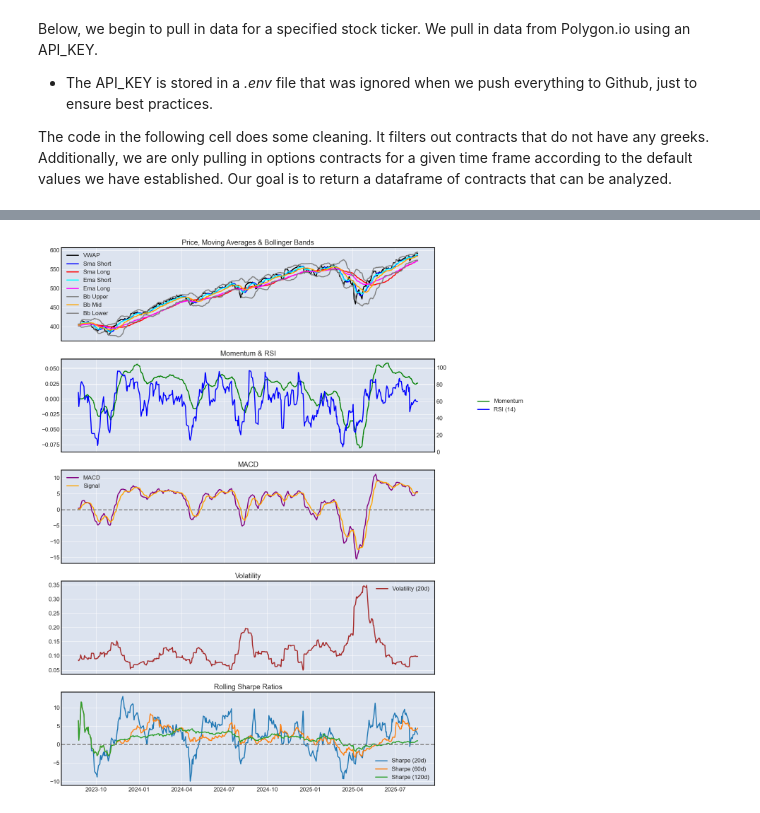
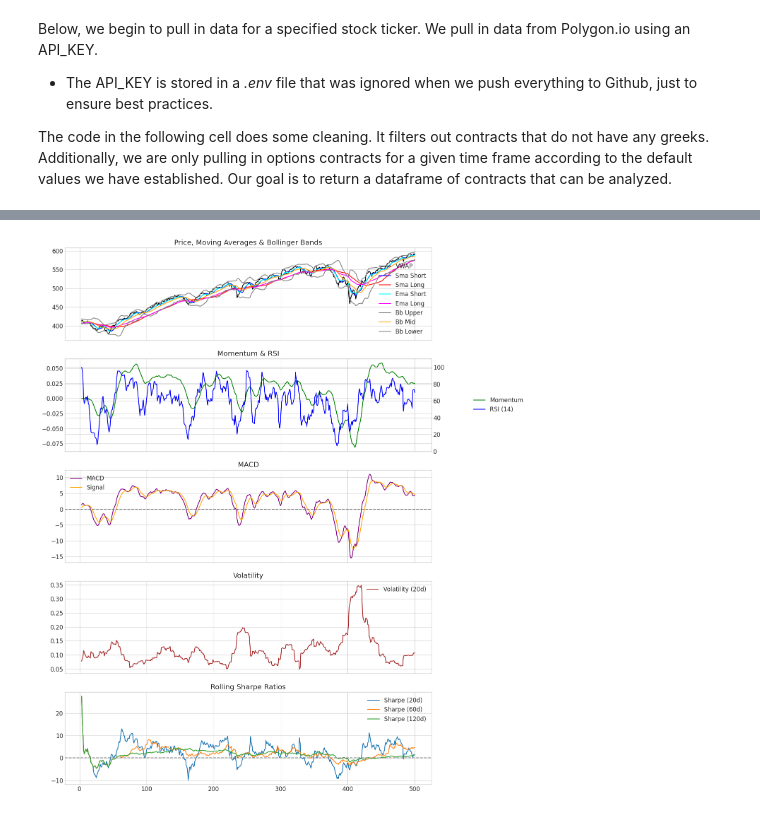
Before and after one commit to mkovacevich18/stonks, a Jupyter notebook: notebooks/options.ipynb, the cells around one changed output, grey strips where cells are left out. Saved outputs shown, nothing was run; the diff lists cells and outputs as text; code cells hidden in the pictures.

```diff
--- a/notebooks/options.ipynb
+++ b/notebooks/options.ipynb
@@ -37,40 +37,0 @@ Lets further look at the actual stock movement of a given ticker symbol
-# %%
-plt.style.use("seaborn-v0_8-whitegrid")
-
-up_color = "#26a686"
-down_color = "#ef5350"
-
-historial_stock_data["timestamp"] = pd.to_datetime(historial_stock_data["timestamp"])
-
-fig, ax = plt.subplots(figsize=(14, 6))
-
-for _, row in historial_stock_data.iterrows():
-    color = up_color if row["close"] >= row["open"] else down_color
-
-
-    ax.plot([row["timestamp"], row["timestamp"]], [row["low"], row["high"]], color=color, linewidth=1)
-
-
-    ax.add_patch(
-        plt.Rectangle(
-            (mdates.date2num(row["timestamp"] - pd.Timedelta(hours=7.2)),  # slightly narrower
-             min(row["open"], row["close"])),
-            width=0.6,
-            height=abs(row["close"] - row["open"]),
-            color=color,
-            alpha=0.8
-        )
-    )
-
-# Format x-axis
-ax.xaxis.set_major_locator(mdates.AutoDateLocator())
-ax.xaxis.set_major_formatter(mdates.DateFormatter("%Y-%m-%d"))
-plt.xticks(rotation=45, ha="right")
-
-# Grid, labels, title
-ax.set_title(f"{ticker} Candlestick Chart", fontsize=16)
-ax.set_ylabel("Price (USD)")
-ax.grid(True, which="major", axis="y", linestyle="--", alpha=0.7)
-
-plt.tight_layout()
-plt.show()
@@ -193,7 +215,9 @@ def plot_indicators(indicators_df: pd.DataFrame, sharpe_windows=[20, 60, 120]) -
     plt.tight_layout()
     plt.show()
 # %%
-indicators = compute_indicators(historical_data, price_col='vw')
+import numpy as np
+
+indicators = compute_indicators(historial_stock_data, price_col='vw')
 plot_indicators(indicators)
 # %% [output]
-[figure, old version]
+[figure, new version]
```
Also changed, not shown: parts of 8 cells of this notebook, 2 other files.
